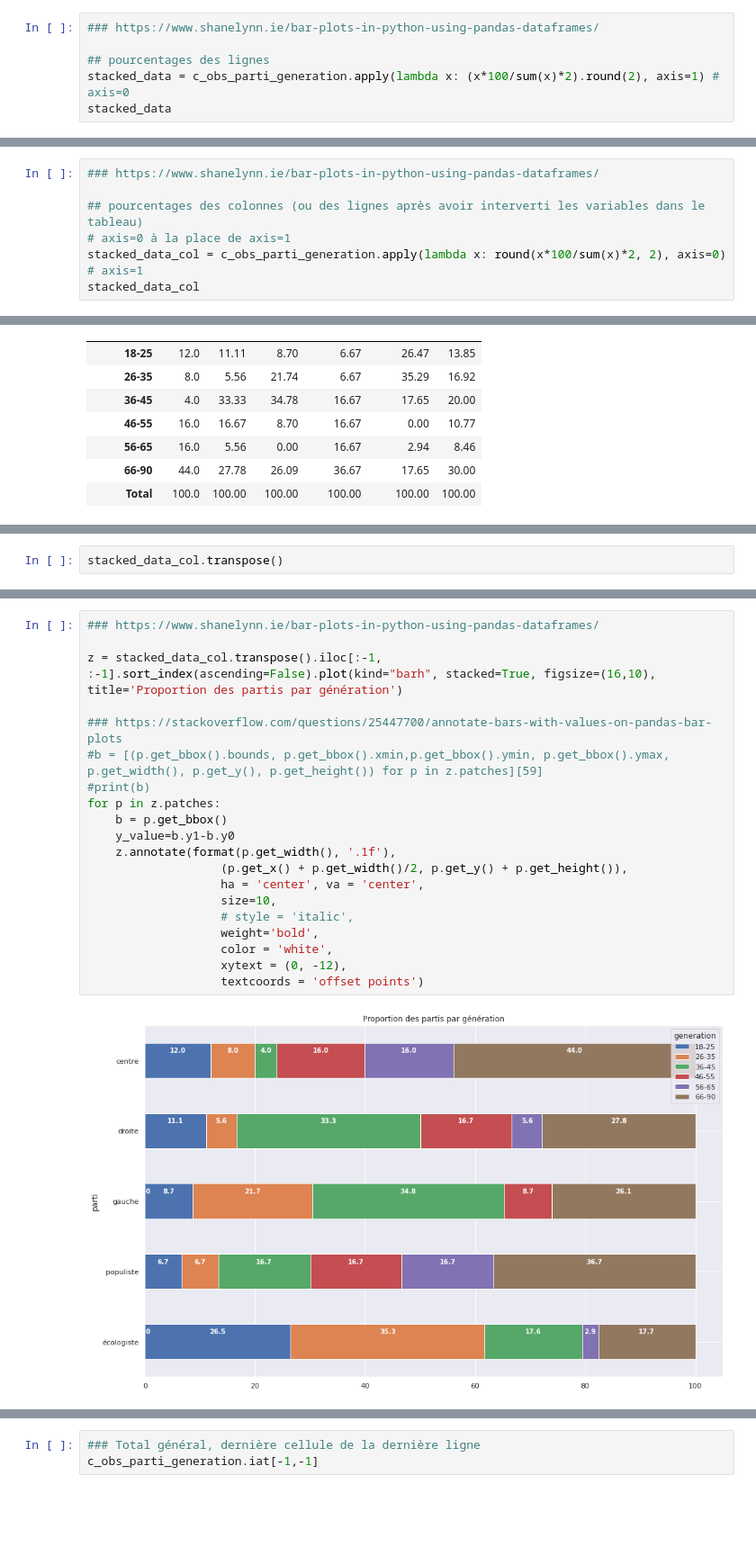
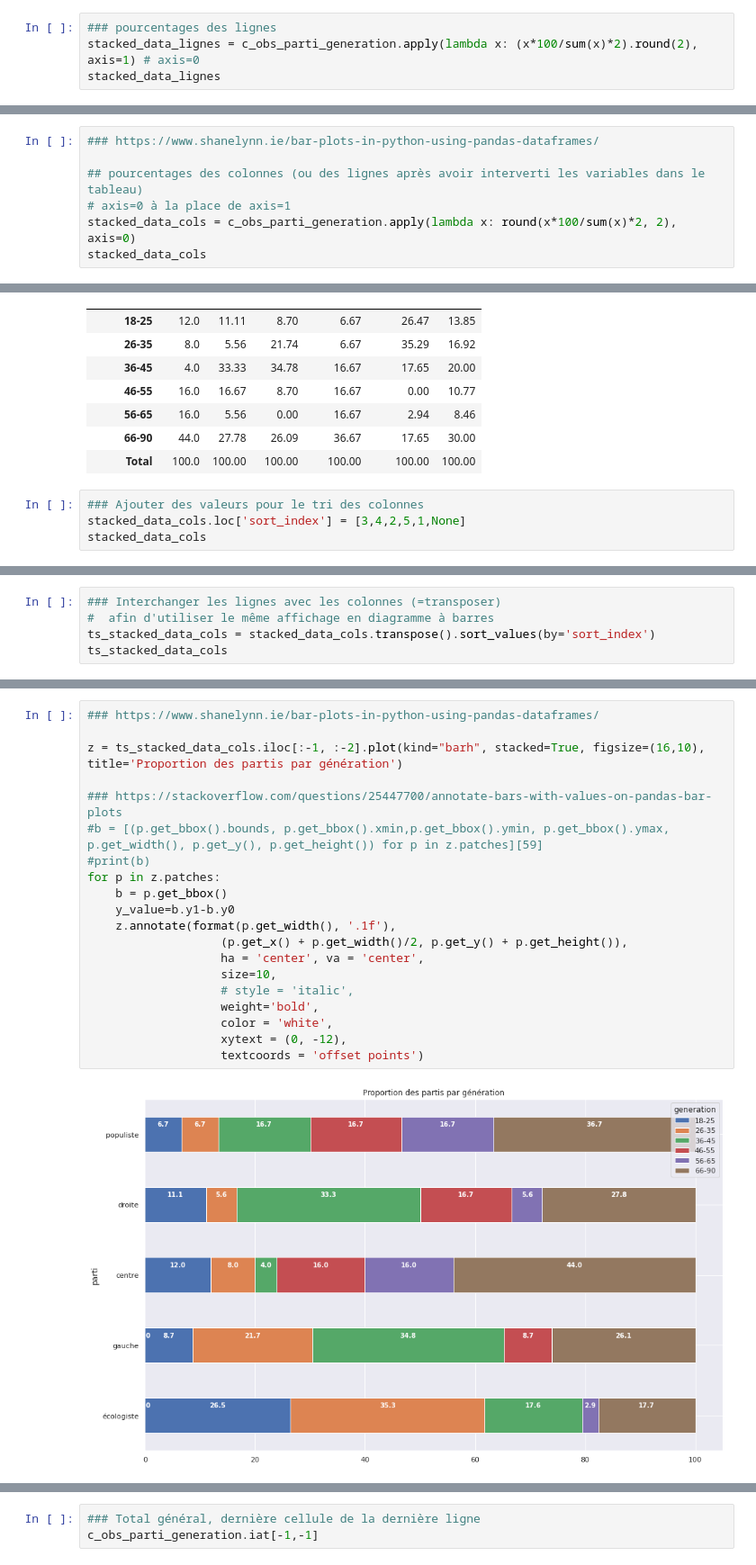
Before and after one commit to Sciences-historiques-numeriques/histoire_numerique_methodes, a Jupyter notebook: statistiques_descriptives/analyse_bivariee.ipynb, the cells around one changed output, grey strips where cells are left out. Shown at 90% size. Drawn from its saved outputs; the diff is of its cells as text; blank space fills up the shorter version.

```diff
--- a/statistiques_descriptives/analyse_bivariee.ipynb
+++ b/statistiques_descriptives/analyse_bivariee.ipynb
@@ -686,11 +712,9 @@ g = c_obs_parti_generation.iloc[:-1, :-1].sort_index(ascending=False)\
 # %% [output]
 [figure]
 # %%
-### https://www.shanelynn.ie/bar-plots-in-python-using-pandas-dataframes/
-
-## pourcentages des lignes
-stacked_data = c_obs_parti_generation.apply(lambda x: (x*100/sum(x)*2).round(2), axis=1) # axis=0
-stacked_data
+### pourcentages des lignes
+stacked_data_lignes = c_obs_parti_generation.apply(lambda x: (x*100/sum(x)*2).round(2), axis=1) # axis=0
+stacked_data_lignes
 # %% [output]
 | parti | centre | droite | gauche | populiste | écologiste | Total |
 | generation |  |  |  |  |  |  |
@@ -744,8 +752,8 @@ for p in z.patches:
 
 ## pourcentages des colonnes (ou des lignes après avoir interverti les variables dans le tableau)
 # axis=0 à la place de axis=1
-stacked_data_col = c_obs_parti_generation.apply(lambda x: round(x*100/sum(x)*2, 2), axis=0) # axis=1
-stacked_data_col
+stacked_data_cols = c_obs_parti_generation.apply(lambda x: round(x*100/sum(x)*2, 2), axis=0)
+stacked_data_cols
 # %% [output]
 | parti | centre | droite | gauche | populiste | écologiste | Total |
 | generation |  |  |  |  |  |  |
@@ -756,3 +764,7 @@ stacked_data_col
 | 56-65 | 16.0 | 5.56 | 0.00 | 16.67 | 2.94 | 8.46 |
 | 66-90 | 44.0 | 27.78 | 26.09 | 36.67 | 17.65 | 30.00 |
 | Total | 100.0 | 100.00 | 100.00 | 100.00 | 100.00 | 100.00 |
+# %%
+### Ajouter des valeurs pour le tri des colonnes
+stacked_data_cols.loc['sort_index'] = [3,4,2,5,1,None]
+stacked_data_cols
@@ -759,3 +782,6 @@ stacked_data_col
 # %%
-stacked_data_col.transpose()
+### Interchanger les lignes avec les colonnes (=transposer)
+#  afin d'utiliser le même affichage en diagramme à barres
+ts_stacked_data_cols = stacked_data_cols.transpose().sort_values(by='sort_index')
+ts_stacked_data_cols
 # %% [output]
@@ -770,23 +796,23 @@ stacked_data_col.transpose()
 # %%
 ### https://www.shanelynn.ie/bar-plots-in-python-using-pandas-dataframes/
 
-z = stacked_data_col.transpose().iloc[:-1, :-1].sort_index(ascending=False).plot(kind="barh", stacked=True, figsize=(16,10), title='Proportion des partis par génération')
+z = ts_stacked_data_cols.iloc[:-1, :-2].plot(kind="barh", stacked=True, figsize=(16,10), title='Proportion des partis par génération')
 
 ### https://stackoverflow.com/questions/25447700/annotate-bars-with-values-on-pandas-bar-plots
 #b = [(p.get_bbox().bounds, p.get_bbox().xmin,p.get_bbox().ymin, p.get_bbox().ymax, p.get_width(), p.get_y(), p.get_height()) for p in z.patches][59]
 #print(b)
 for p in z.patches:
     b = p.get_bbox()
     y_value=b.y1-b.y0
     z.annotate(format(p.get_width(), '.1f'),
                    (p.get_x() + p.get_width()/2, p.get_y() + p.get_height()),
                    ha = 'center', va = 'center',
                    size=10,
                    # style = 'italic',
                    weight='bold',
                    color = 'white',
                    xytext = (0, -12),
                    textcoords = 'offset points')
 # %% [output]
-[figure, old version]
+[figure, new version]
 # %% [markdown]
```
Also changed, not shown: parts of 32 cells of this notebook.
